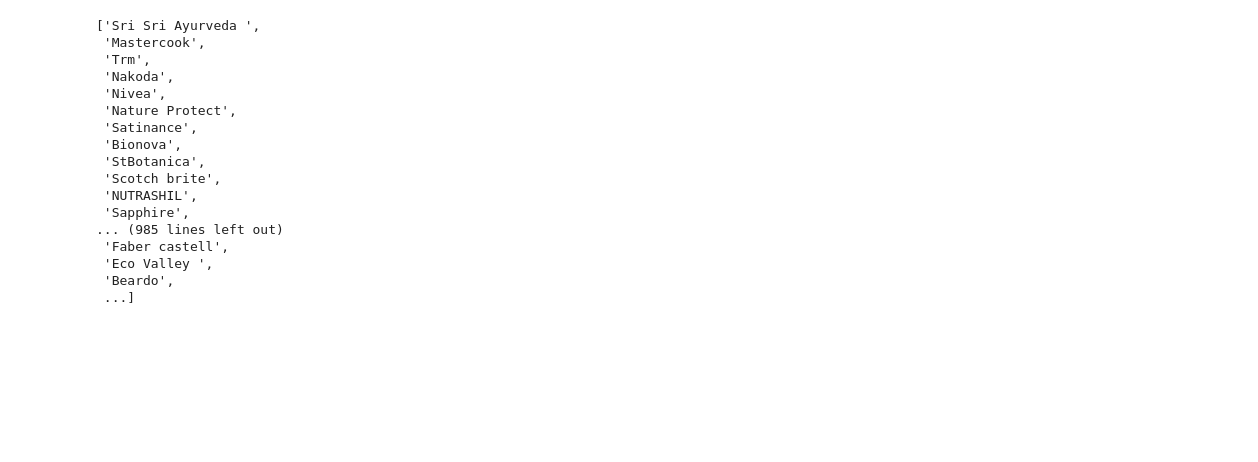
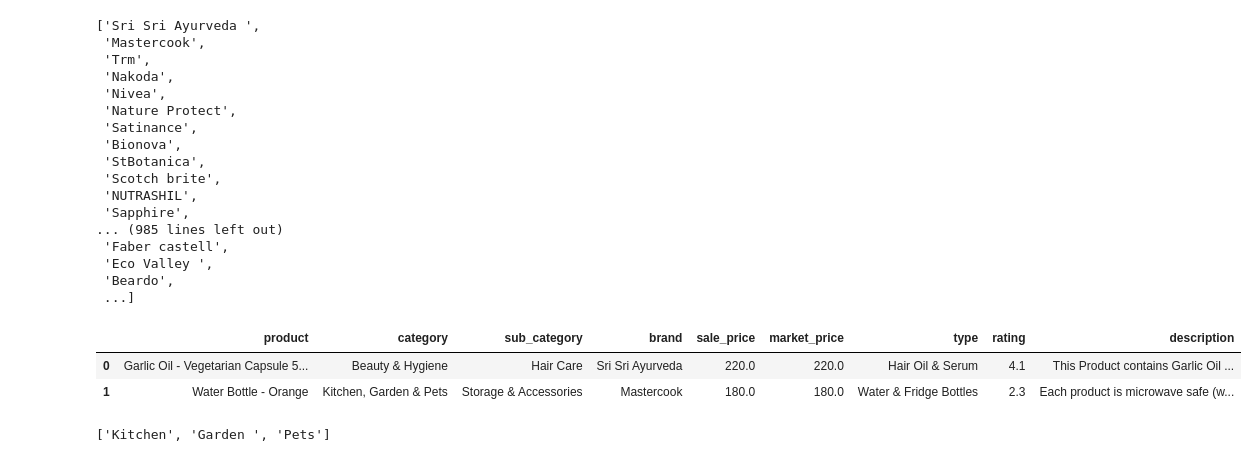
Before and after one commit to amaithi-mediwave/bigbasket-product_recommendation, a Jupyter notebook: notebook/DataPreparation.ipynb, the cells around one changed output. Cells and saved outputs as stored; diff of their text form; code cells hidden in the pictures; blank space fills up the shorter version.

```diff
--- a/notebook/DataPreparation.ipynb
+++ b/notebook/DataPreparation.ipynb
@@ -91,0 +114,6 @@ df['brand'].unique().tolist()
+# %%
+df2.head(2)
+# %% [output]
+|  | product | category | sub_category | brand | sale_price | market_price | type | rating | description |
+| 0 | Garlic Oil - Vegetarian Capsule 5... | Beauty & Hygiene | Hair Care | Sri Sri Ayurveda | 220.0 | 220.0 | Hair Oil & Serum | 4.1 | This Product contains Garlic Oil ... |
+| 1 | Water Bottle - Orange | Kitchen, Garden & Pets | Storage & Accessories | Mastercook | 180.0 | 180.0 | Water & Fridge Bottles | 2.3 | Each product is microwave safe (w... |
@@ -91,0 +126,4 @@ df['brand'].unique().tolist()
+# %%
+list(re.split('& |, |\*', 'Kitchen, Garden & Pets'))
+# %% [output]
+['Kitchen', 'Garden ', 'Pets']
```
Also changed, not shown: parts of 30 cells of this notebook, 3 other files.
